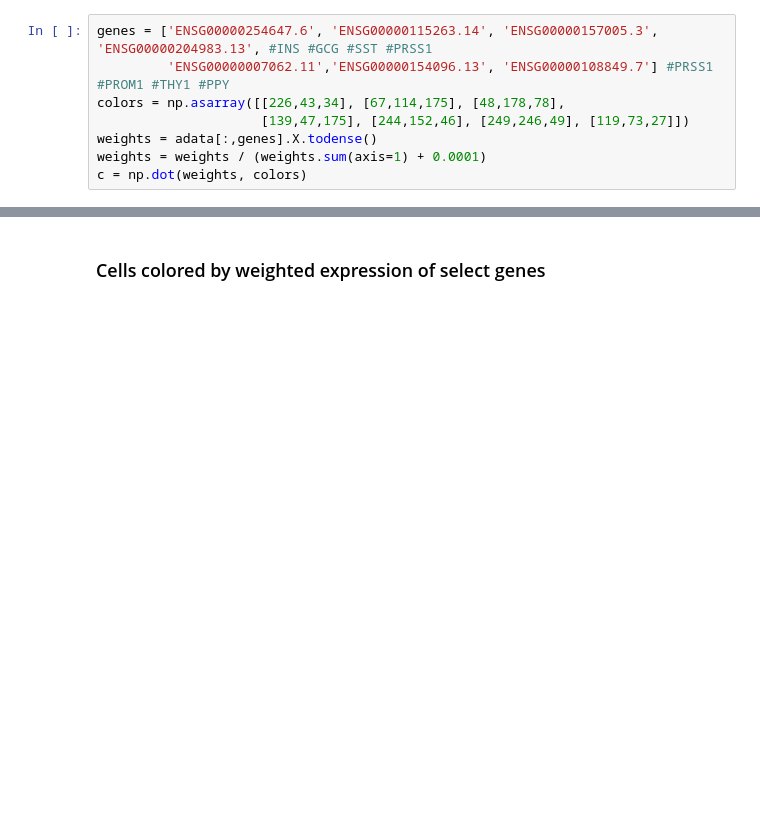
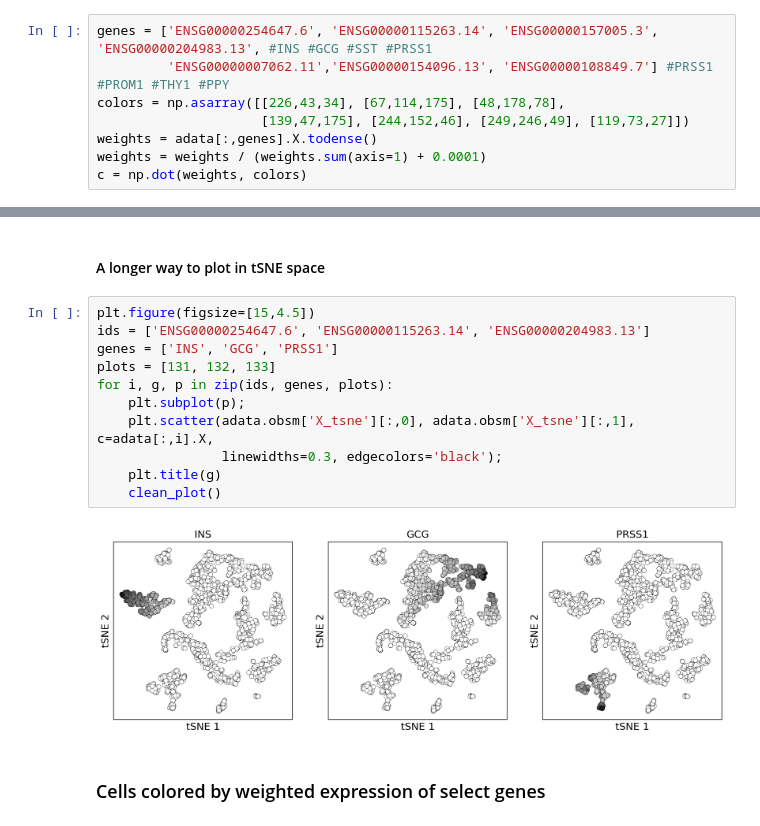
Before and after one commit to GenevieveHaliburton/scratch, a Jupyter notebook: hca_demo_scanpy.ipynb, the cells around one changed output, grey strips where cells are left out. Cells and saved outputs as stored; diff of their text form; blank space fills up the shorter version.

```diff
--- a/hca_demo_scanpy.ipynb
+++ b/hca_demo_scanpy.ipynb
@@ -141,3 +150,18 @@ plt.tight_layout();
+# %% [markdown]
+#### A longer way to plot in tSNE space
+# %%
+plt.figure(figsize=[15,4.5])
+ids = ['ENSG00000254647.6', 'ENSG00000115263.14', 'ENSG00000204983.13']
+genes = ['INS', 'GCG', 'PRSS1']
+plots = [131, 132, 133]
+for i, g, p in zip(ids, genes, plots):
+    plt.subplot(p);
+    plt.scatter(adata.obsm['X_tsne'][:,0], adata.obsm['X_tsne'][:,1], c=adata[:,i].X,
+                linewidths=0.3, edgecolors='black');
+    plt.title(g)
+    clean_plot()
+# %% [output]
+[figure, added]
 # %% [markdown]
 ### Cells colored by weighted expression of select genes
 # %%
```
Also changed, not shown: parts of 8 cells of this notebook.
